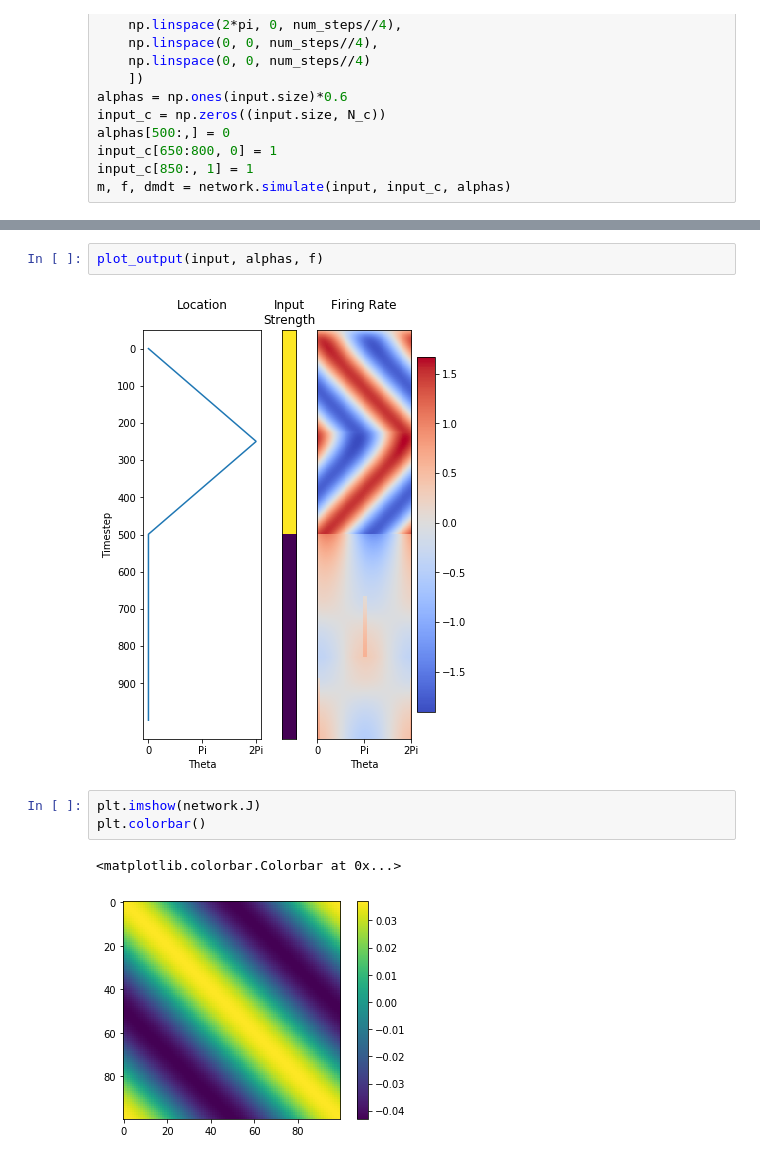
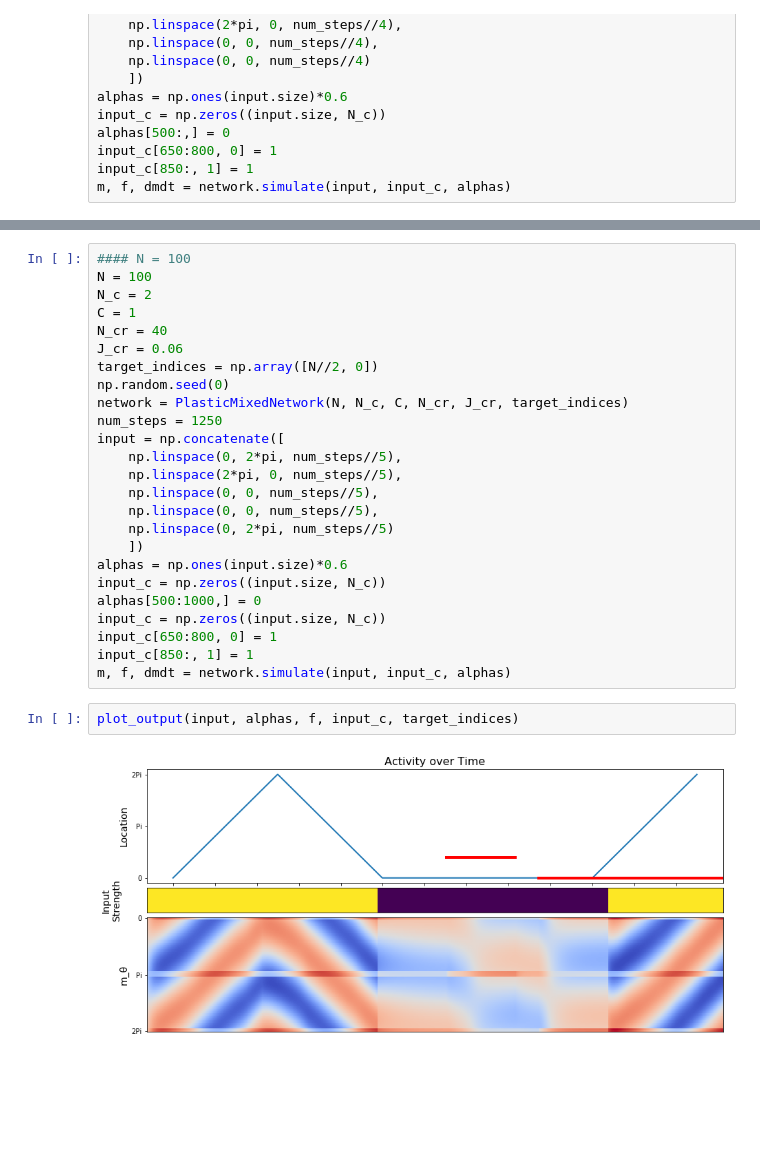
Before and after one commit to chingf/hf-memory-model, a Jupyter notebook: 01-17-run-network.ipynb, the cells around one changed output, grey strips where cells are left out. Cells and saved outputs as stored; diff of their text form; blank space fills up the shorter version.

```diff
--- a/01-17-run-network.ipynb
+++ b/01-17-run-network.ipynb
@@ -166,10 +153,29 @@ plot_output(input, alphas, dmdt)
+# %%
+#### N = 100
+N = 100
+N_c = 2
+C = 1
+N_cr = 40
+J_cr = 0.06
+target_indices = np.array([N//2, 0])
+np.random.seed(0)
+network = PlasticMixedNetwork(N, N_c, C, N_cr, J_cr, target_indices)
+num_steps = 1250
+input = np.concatenate([
+    np.linspace(0, 2*pi, num_steps//5),
+    np.linspace(2*pi, 0, num_steps//5),
+    np.linspace(0, 0, num_steps//5),
+    np.linspace(0, 0, num_steps//5),
+    np.linspace(0, 2*pi, num_steps//5)
+    ])
+alphas = np.ones(input.size)*0.6
+input_c = np.zeros((input.size, N_c))
+alphas[500:1000,] = 0
+input_c = np.zeros((input.size, N_c))
+input_c[650:800, 0] = 1
+input_c[850:, 1] = 1
+m, f, dmdt = network.simulate(input, input_c, alphas)
 # %%
-plot_output(input, alphas, f)
+plot_output(input, alphas, f, input_c, target_indices)
 # %% [output]
-[figure, old version]
+[figure, new version]
-# %%
-plt.imshow(network.J)
-plt.colorbar()
-# %% [output]
-<matplotlib.colorbar.Colorbar at 0x...>
-[figure, removed]
```
Also changed, not shown: parts of 10 cells of this notebook, 1 other file.
